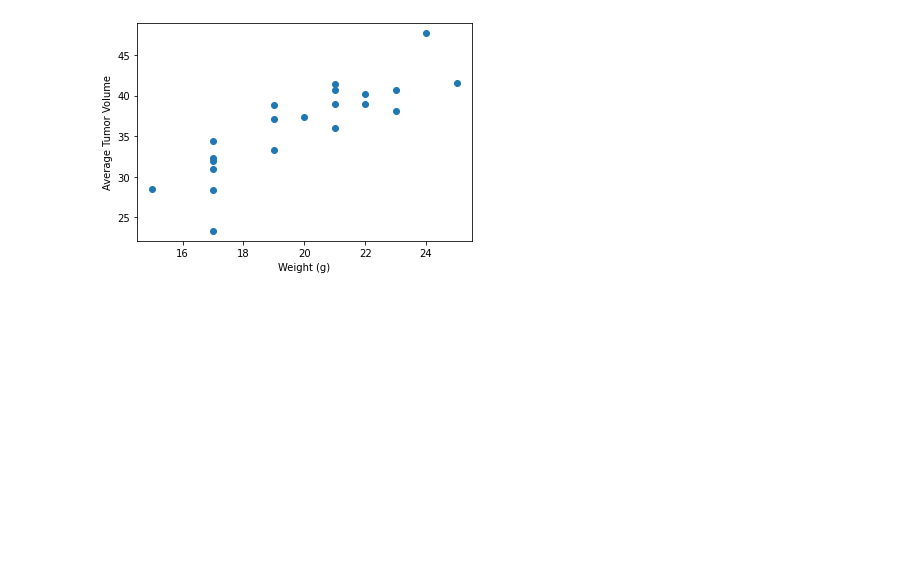
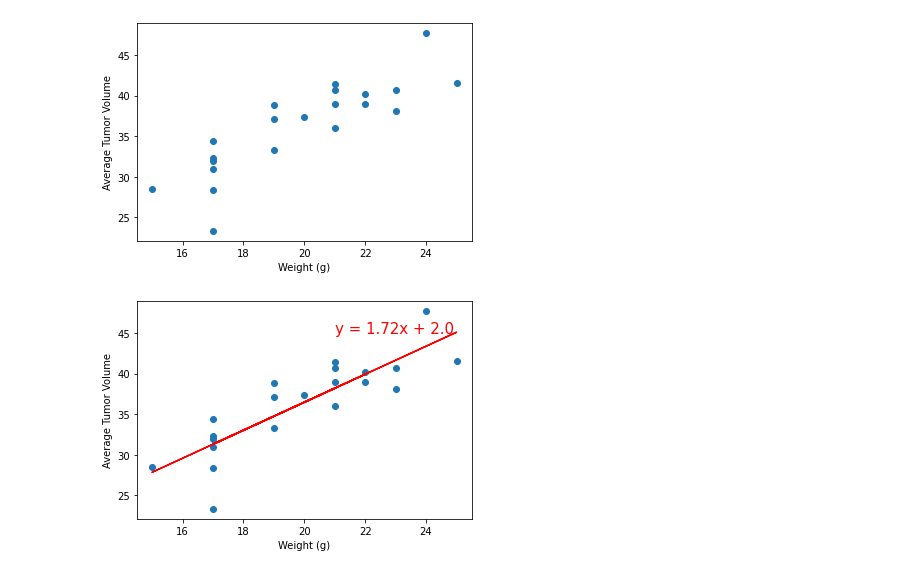
Before and after one commit to habrasek/matplotlib-challenge, a Jupyter notebook: Main.ipynb, the cells around one changed output. Cells and saved outputs as stored; diff of their text form; code cells hidden in the pictures; blank space fills up the shorter version.

Commit message:
regression

```diff
--- a/Main.ipynb
+++ b/Main.ipynb
@@ -198,3 +199,18 @@ plt.ylabel("Average Tumor Volume")
 plt.show()
 # %% [output]
 [figure]
+# %%
+(slope, intercept, rvalue, pvalue, stderr) = linregress(x, y)
+
+regress_values = [num*slope + intercept for num in x]
+
+line_eq = "y = " + str(round(slope,2)) + "x + " + str(round(intercept,2))
+
+plt.scatter(x, y)
+plt.plot(x, regress_values, "r-")
+plt.annotate(line_eq, (21, 45), fontsize=15, color ='red')
+plt.xlabel("Weight (g)")
+plt.ylabel("Average Tumor Volume")
+plt.show()
+# %% [output]
+[figure, added]
```
Also changed, not shown: parts of 1 cell of this notebook.
